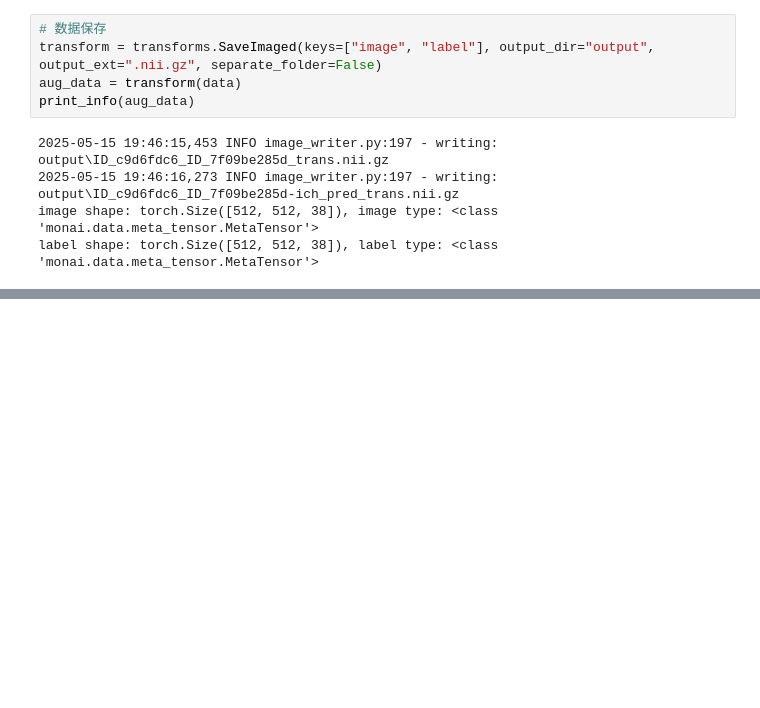
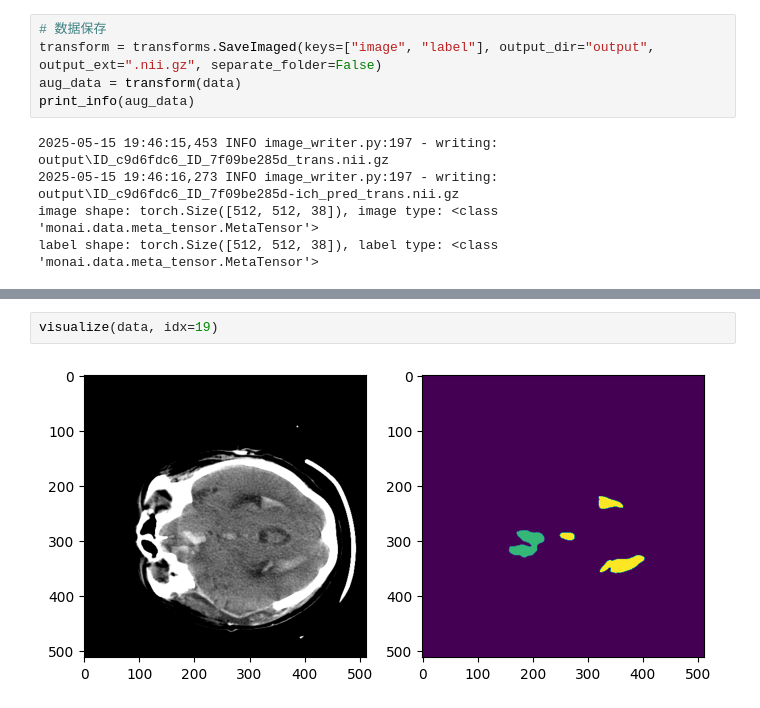
Before and after one commit to codecat0/Deep-Learning-With-Code, a Jupyter notebook: tutotial/monai/monai_transform.ipynb, the cells around one changed output, grey strips where cells are left out. Cells and saved outputs as stored; diff of their text form; blank space fills up the shorter version.

```diff
--- a/tutotial/monai/monai_transform.ipynb
+++ b/tutotial/monai/monai_transform.ipynb
@@ -104,0 +147,4 @@ label shape: torch.Size([512, 512, 38]), label type: <class 'monai.data.meta_ten
+# %%
+visualize(data, idx=19)
+# %% [output]
+[figure, added]
```
Also changed, not shown: parts of 38 cells of this notebook.
